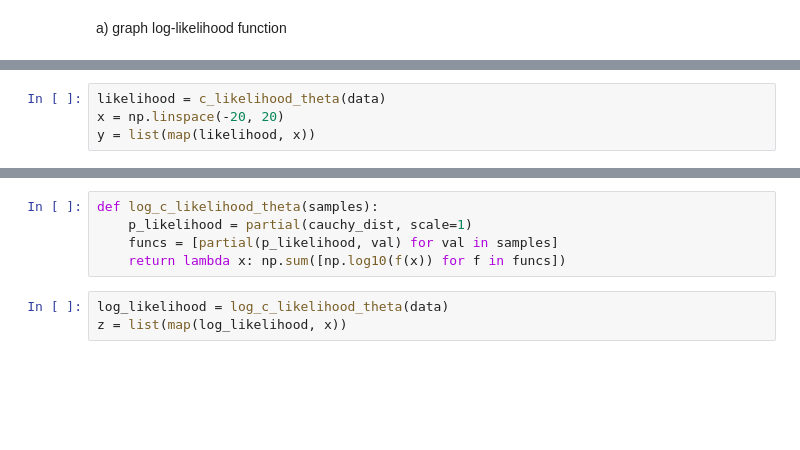
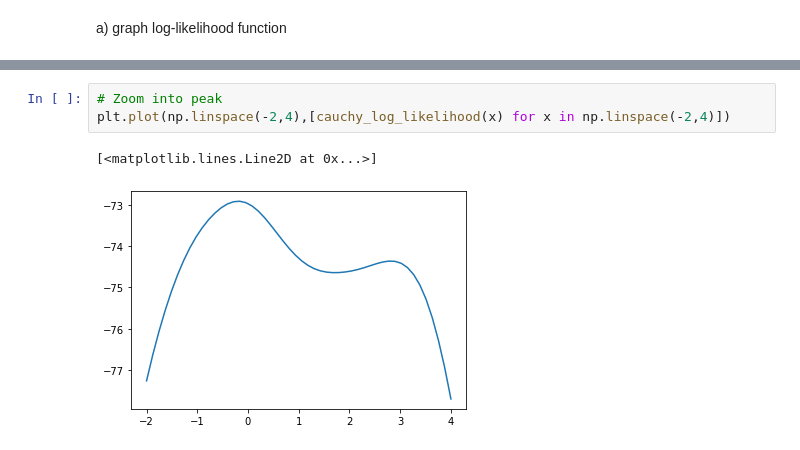
Before and after one commit to JordanSimba/computational-stats, a Jupyter notebook: chapter2/CompStatsChptr2.ipynb, the cells around one changed output, grey strips where cells are left out. Cells and saved outputs as stored; diff of their text form; blank space fills up the shorter version.

Commit message:
clean up some code and move re-usable bits into module

```diff
--- a/chapter2/CompStatsChptr2.ipynb
+++ b/chapter2/CompStatsChptr2.ipynb
@@ -43,4 +36,0 @@ def c_likelihood_theta(samples):
-# %%
-likelihood = c_likelihood_theta(data)
-x = np.linspace(-20, 20)
-y = list(map(likelihood, x))
@@ -54,11 +48,9 @@ max_idx = np.argmax(y)
 max_idx
 # %% [output]
 24
-# %%
-def log_c_likelihood_theta(samples):
-    p_likelihood = partial(cauchy_dist, scale=1)
-    funcs = [partial(p_likelihood, val) for val in samples]
-    return lambda x: np.sum([np.log10(f(x)) for f in funcs])
-# %%
-log_likelihood = log_c_likelihood_theta(data)
-z = list(map(log_likelihood, x))
+# %%
+# Zoom into peak
+plt.plot(np.linspace(-2,4),[cauchy_log_likelihood(x) for x in np.linspace(-2,4)])
+# %% [output]
+[<matplotlib.lines.Line2D at 0x...>]
+[figure, added]
```
Also changed, not shown: parts of 23 cells of this notebook, 1 other file.
